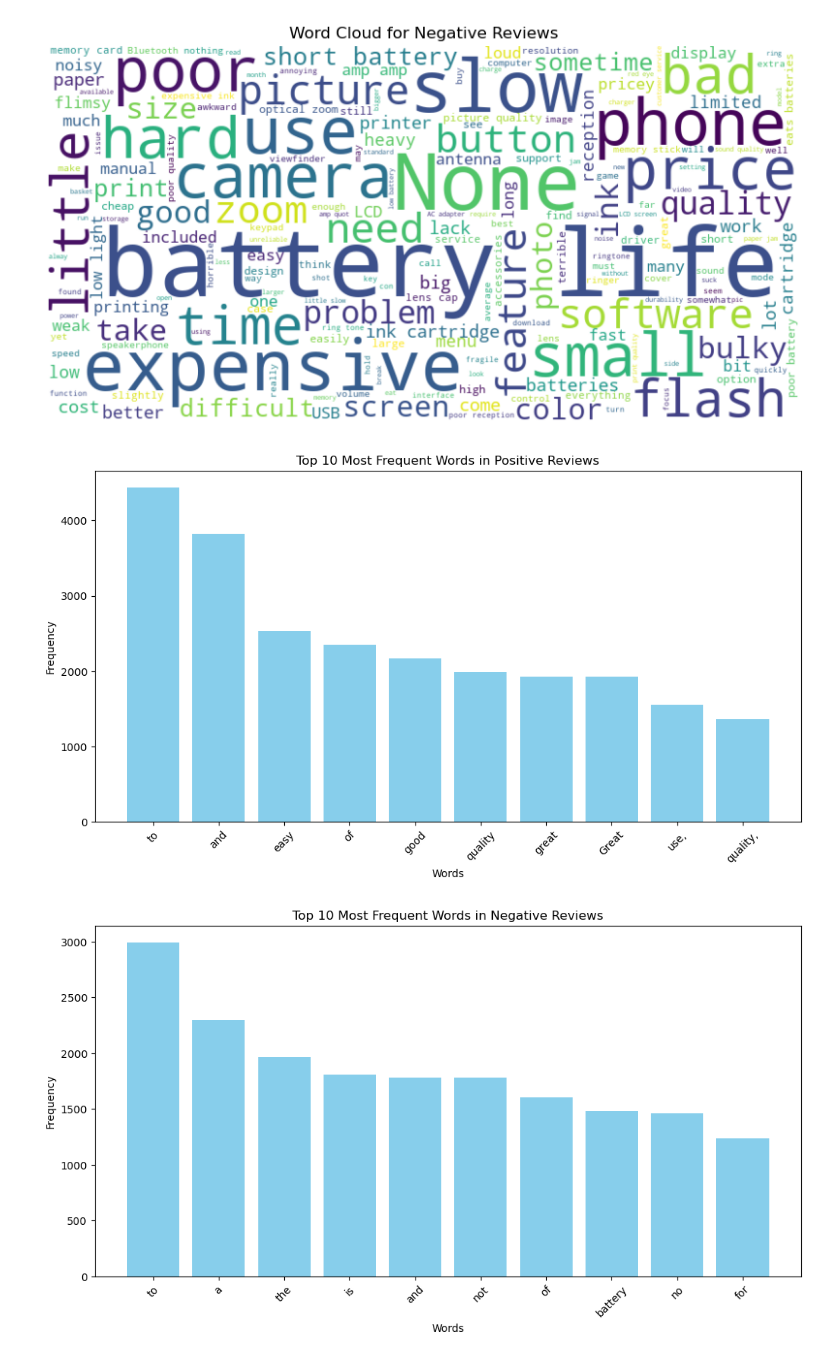
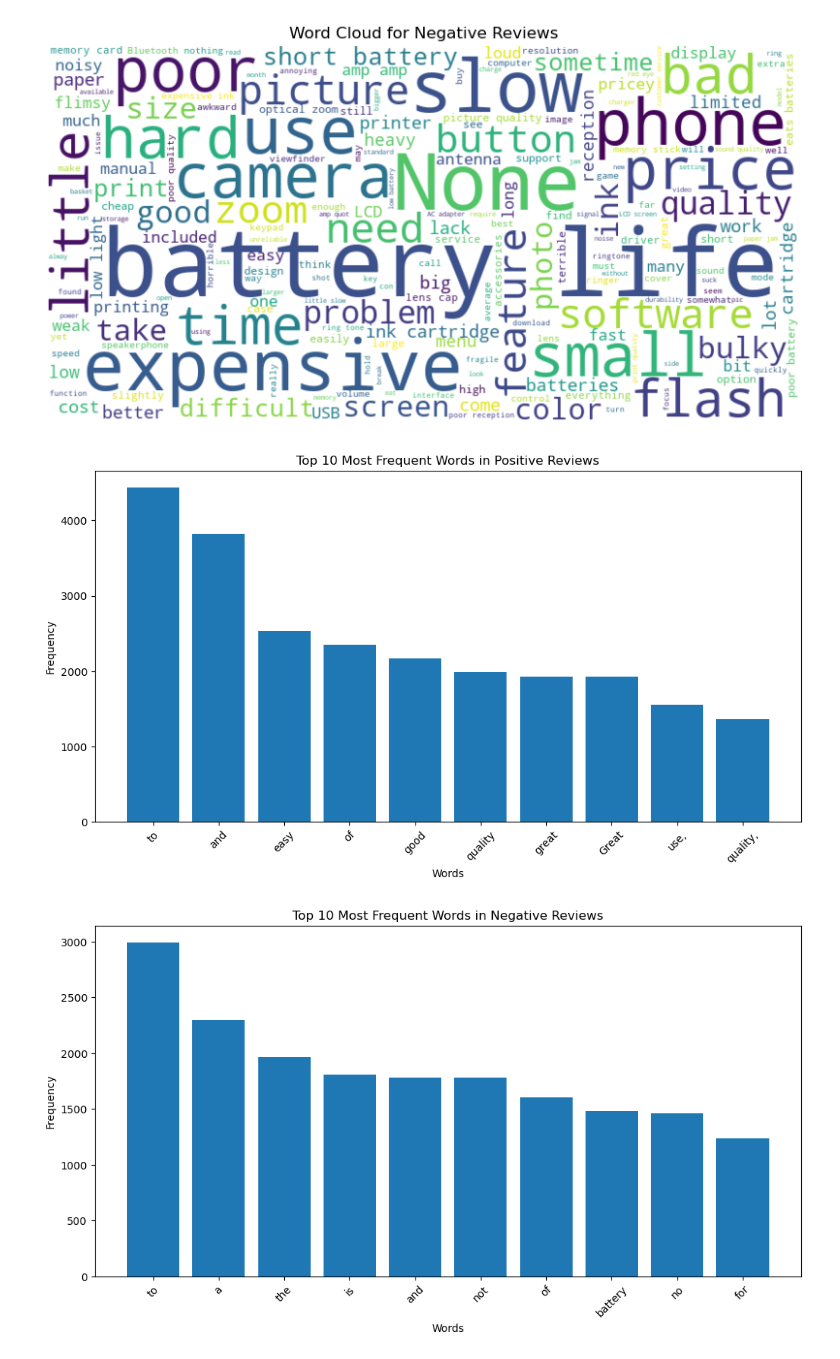
Before and after one commit to sokliengphat1/Sentiment-Analysis-for-Product-Reviews, a Jupyter notebook: Sentiment_Classification_Analysis.ipynb, the cells around one changed output. Saved outputs shown, nothing was run; the diff lists cells and outputs as text; code cells hidden in the pictures.

Commit message:
Data Exploration

```diff
--- a/Sentiment_Classification_Analysis.ipynb
+++ b/Sentiment_Classification_Analysis.ipynb
@@ -144,30 +145,27 @@ plot_wordcloud(negative_reviews, 'Word Cloud for Negative Reviews')
 [figure]
 [figure]
 # %%
-from collections import Counter
-
 def plot_top_words_frequency(tokens, title):
     word_freq = Counter(tokens)
     top_words, top_freq = zip(*word_freq.most_common(10))
 
     plt.figure(figsize=(12, 6))
-    plt.bar(top_words, top_freq, color='skyblue')
+    plt.bar(top_words, top_freq)
     plt.title(title)
     plt.xlabel('Words')
     plt.ylabel('Frequency')
     plt.xticks(rotation=45)
     plt.show()
 
-# Assuming your DataFrame is named 'df'
-# Tokenize the reviews
+# Split the reviews
 positive_tokens = ' '.join(data[data['label'] == 1]['review_text']).split()
 negative_tokens = ' '.join(data[data['label'] == 0]['review_text']).split()
 
 # Plot top 10 most frequent words in positive reviews
 plot_top_words_frequency(positive_tokens, 'Top 10 Most Frequent Words in Positive Reviews')
 
 # Plot top 10 most frequent words in negative reviews
 plot_top_words_frequency(negative_tokens, 'Top 10 Most Frequent Words in Negative Reviews')
 # %% [output]
-[figure, old version]
+[figure, new version]
-[figure, old version]
+[figure, new version]
```
Also changed, not shown: parts of 1 cell of this notebook.
